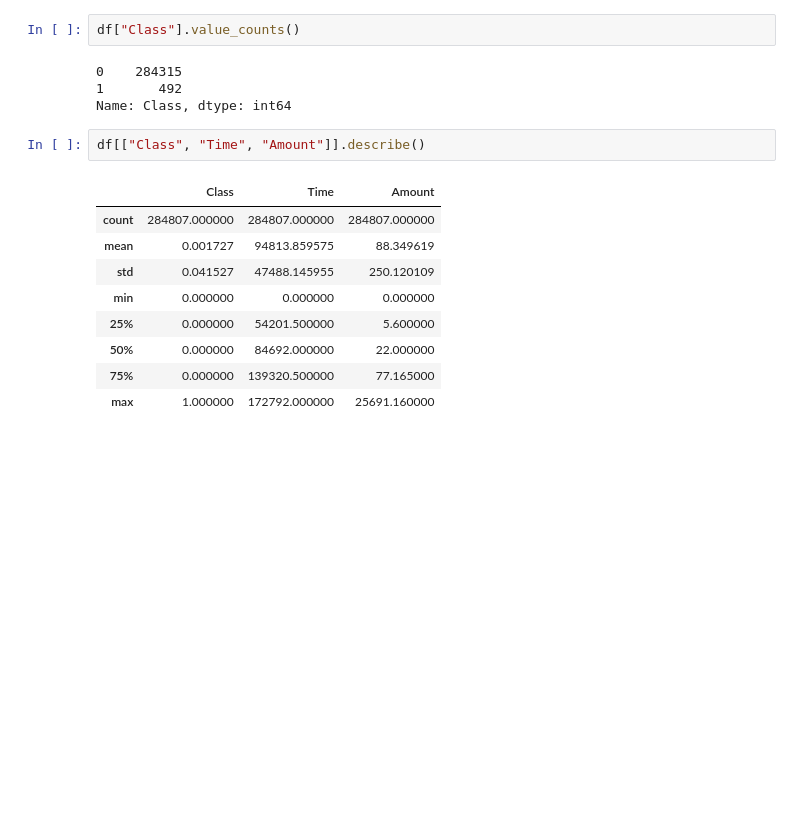
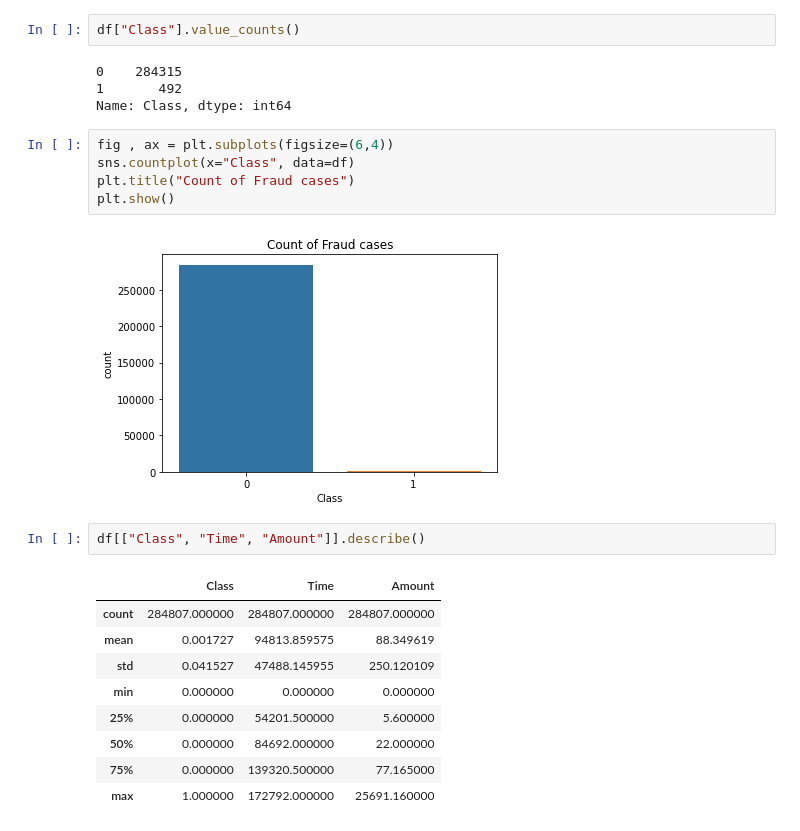
Before and after one commit to chchenny/kaggle_fraud_detection, a Jupyter notebook: exploration/EDA.ipynb, the cells around one changed output. Saved outputs shown, nothing was run; the diff lists cells and outputs as text; blank space fills up the shorter version.

```diff
--- a/exploration/EDA.ipynb
+++ b/exploration/EDA.ipynb
@@ -48,6 +49,13 @@ df["Class"].value_counts()
 0    284315
 1       492
 Name: Class, dtype: int64
+# %%
+fig , ax = plt.subplots(figsize=(6,4))
+sns.countplot(x="Class", data=df)
+plt.title("Count of Fraud cases")
+plt.show()
+# %% [output]
+[figure, added]
 # %%
 df[["Class", "Time", "Amount"]].describe()
 # %% [output]
```
Also changed, not shown: parts of 18 cells of this notebook, 1 other file.
